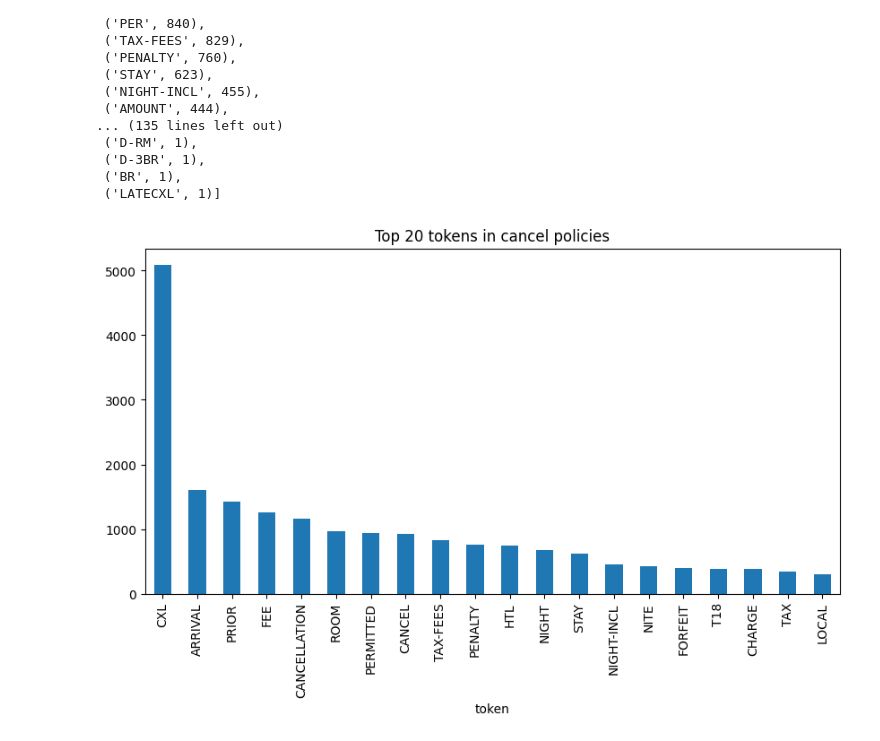
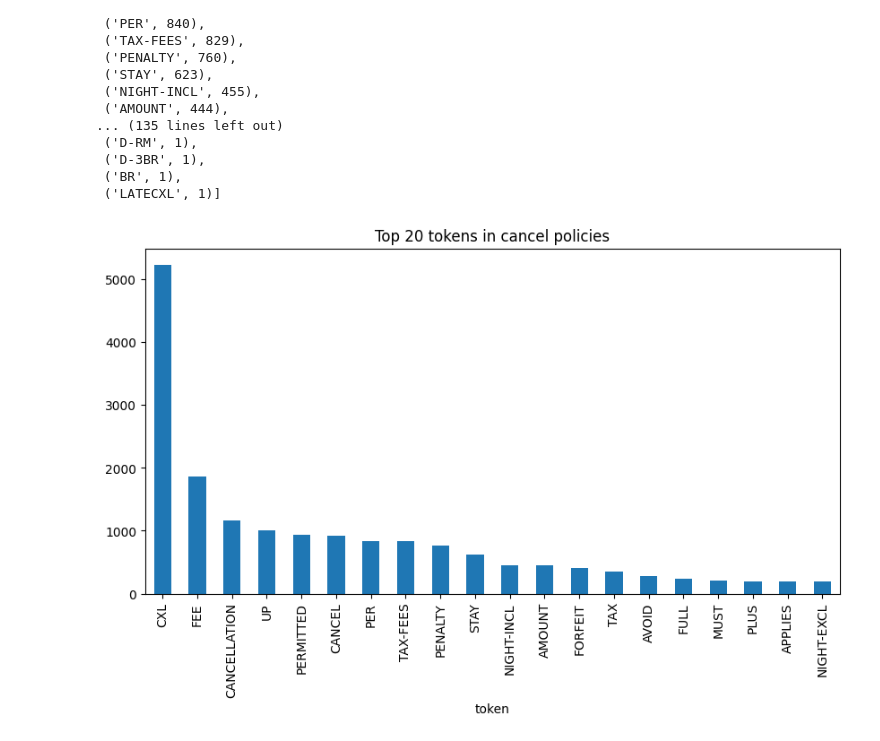
Before and after one commit to doguineyes/cancel-policy-lab, a Jupyter notebook: notebooks/01_eda.ipynb, the cells around one changed output. Saved outputs shown, nothing was run; the diff lists cells and outputs as text; code cells hidden in the pictures.

```diff
--- a/notebooks/01_eda.ipynb
+++ b/notebooks/01_eda.ipynb
@@ -191,9 +191,9 @@ eda_counts.most_common(2000)
 # %%
 import matplotlib.pyplot as plt
 
-tokens_df = pd.DataFrame(all_tokens.most_common(20), columns=["token","count"])
+tokens_df = pd.DataFrame(eda_counts.most_common(20), columns=["token","count"])
 tokens_df.plot(kind="bar", x="token", y="count", legend=False, figsize=(10,5))
 plt.title("Top 20 tokens in cancel policies")
 plt.show()
 # %% [output]
-[figure, old version]
+[figure, new version]
```
Also changed, not shown: parts of 1 cell of this notebook.
